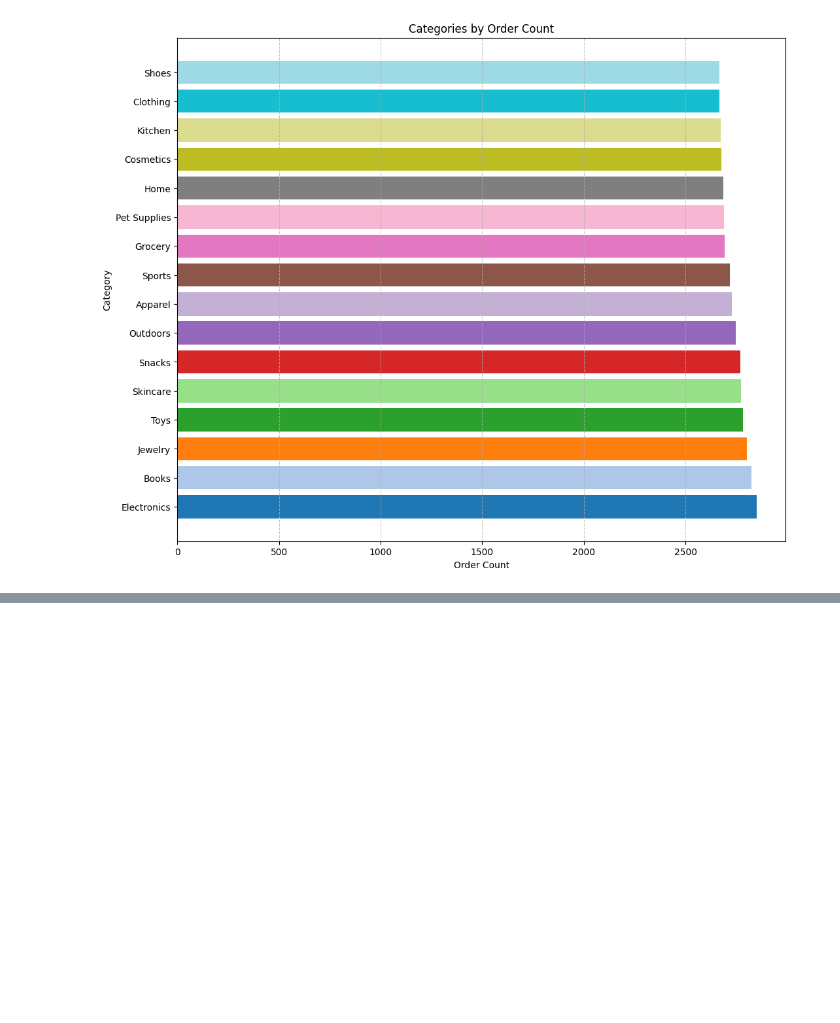
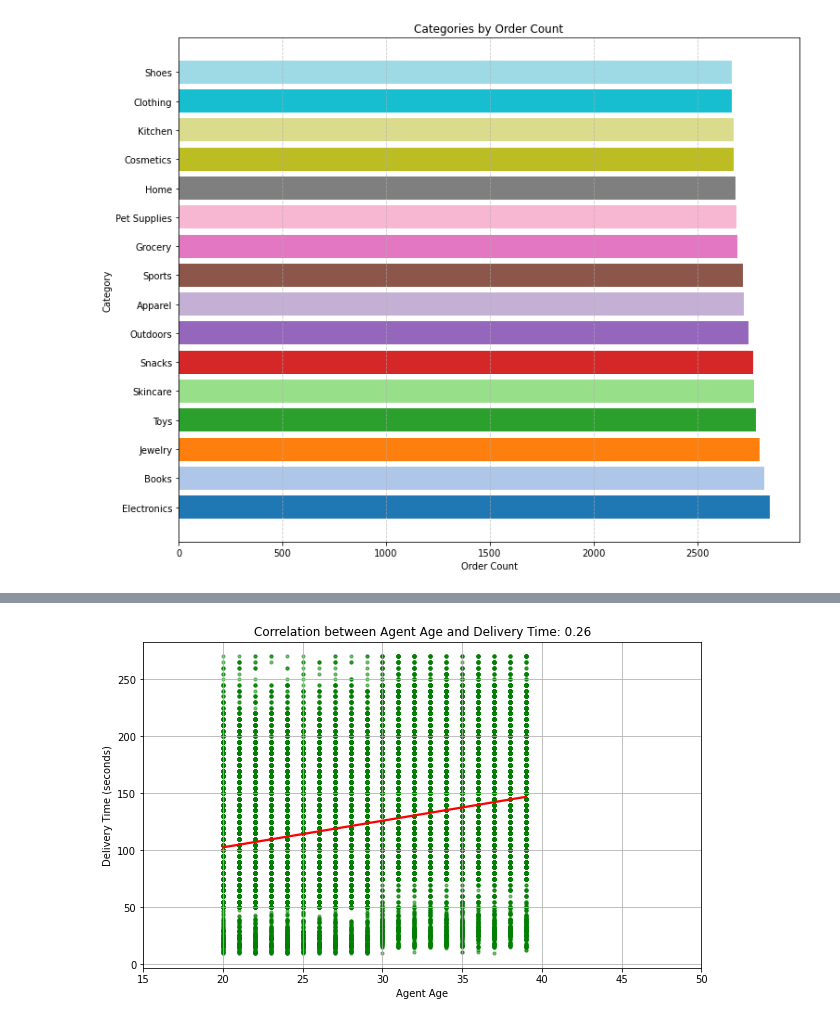
Before and after one commit to ngambip/Amazon_Delivery., a Jupyter notebook: Amazon_deliver (2).ipynb, the cells around one changed output, grey strips where cells are left out. Saved outputs shown, nothing was run; the diff lists cells and outputs as text; code cells hidden in the pictures; blank space fills up the shorter version.

Commit message:
add corelation graphs

```diff
--- a/Amazon_deliver (2).ipynb
+++ b/Amazon_deliver (2).ipynb
@@ -448,0 +471,25 @@ plt.show()
+# %%
+# Calculate the correlation coefficient
+correlation_coefficient = df_cleaned['Agent_Age'].corr(df_cleaned['Delivery_Time'])
+
+# Set the figure size
+plt.figure(figsize=(10, 6))
+
+# Scatter plot with regression line
+sns.regplot(x='Agent_Age', y='Delivery_Time', data=df_cleaned, scatter_kws={'alpha':0.5, 'color':'green', 's':10}, line_kws={'color':'red'})
+
+# Set title and labels
+plt.title(f'Correlation between Agent Age and Delivery Time: {correlation_coefficient:.2f}')
+plt.xlabel('Agent Age')
+plt.ylabel('Delivery Time (seconds)')
+
+# Set x-axis limits to cover the age range from 15 to 50
+plt.xlim(15, 50)
+
+# Add grid
+plt.grid(True)
+
+# Show plot
+plt.show()
+# %% [output]
+[figure, added]
```
Also changed, not shown: parts of 13 cells of this notebook, 1 other file.
